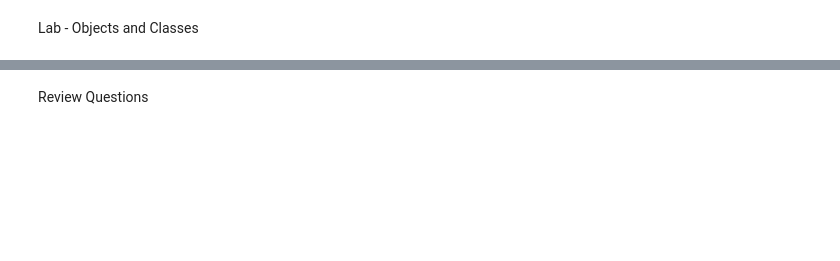
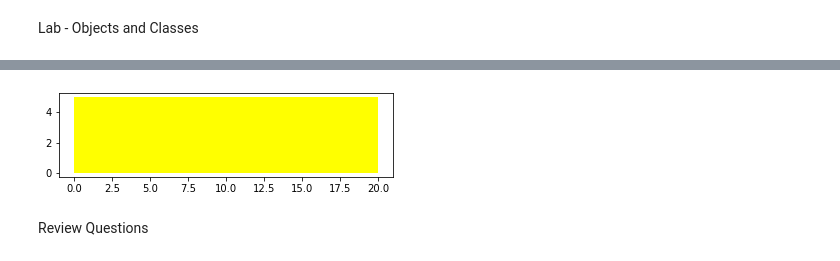
Before and after one commit to PosgradoMNA/actividades-de-aprendizaje-rzunick, a Jupyter notebook: Semana_1_Actividad_2_Ronald_Zuniga_A01686240.ipynb, the cells around one changed output, grey strips where cells are left out. Cells and saved outputs as stored; diff of their text form; code cells hidden in the pictures; blank space fills up the shorter version.

```diff
--- a/Semana_1_Actividad_2_Ronald_Zuniga_A01686240.ipynb
+++ b/Semana_1_Actividad_2_Ronald_Zuniga_A01686240.ipynb
@@ -553,0 +1026,4 @@ Lab - Exception Handling
+# %%
+# Create a new object rectangle
+
+FatYellowRectangle = Rectangle(20, 5, 'yellow')
@@ -554,2 +1048,8 @@ Lab - Exception Handling
+# %%
+# Use the drawRectangle method to draw the shape
+
+FatYellowRectangle.drawRectangle()
+# %% [output]
+[figure, added]
 # %% [markdown]
 Review Questions
```
Also changed, not shown: parts of 45 cells of this notebook.
